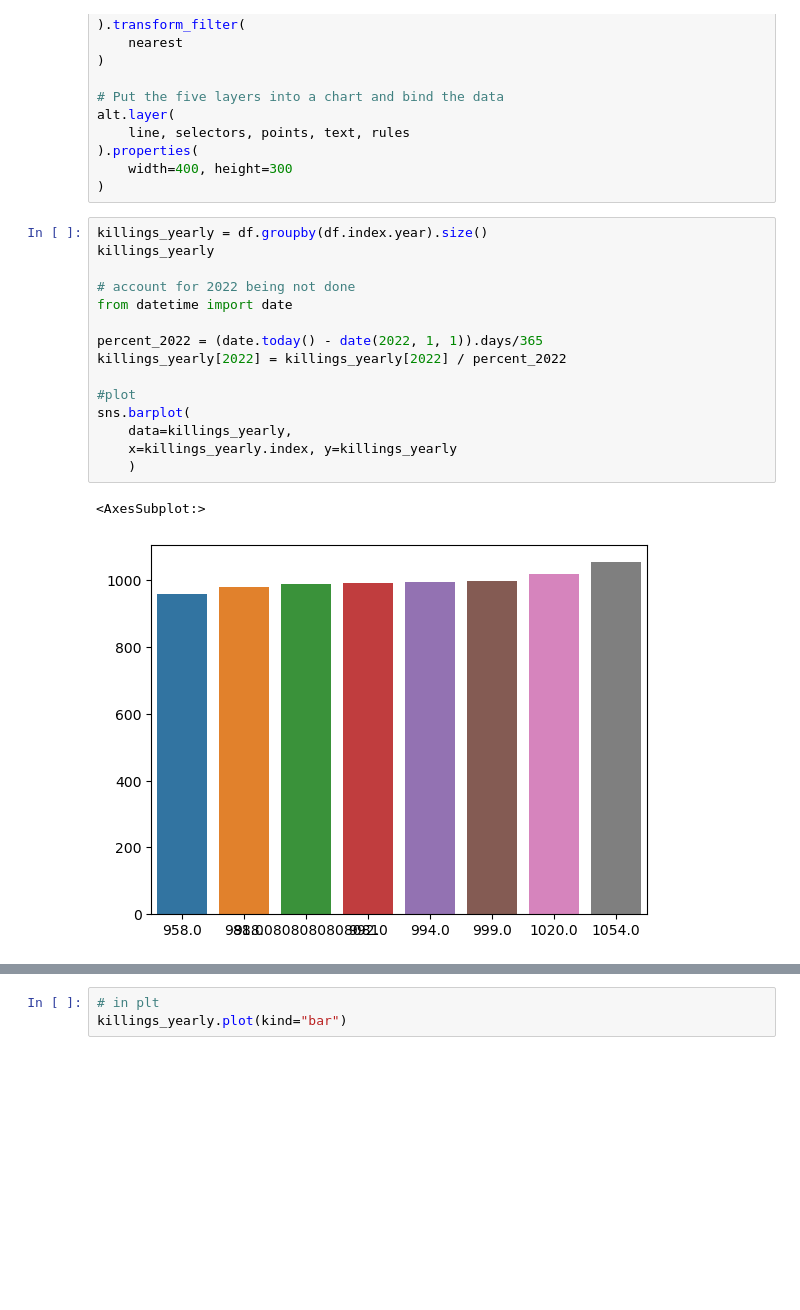
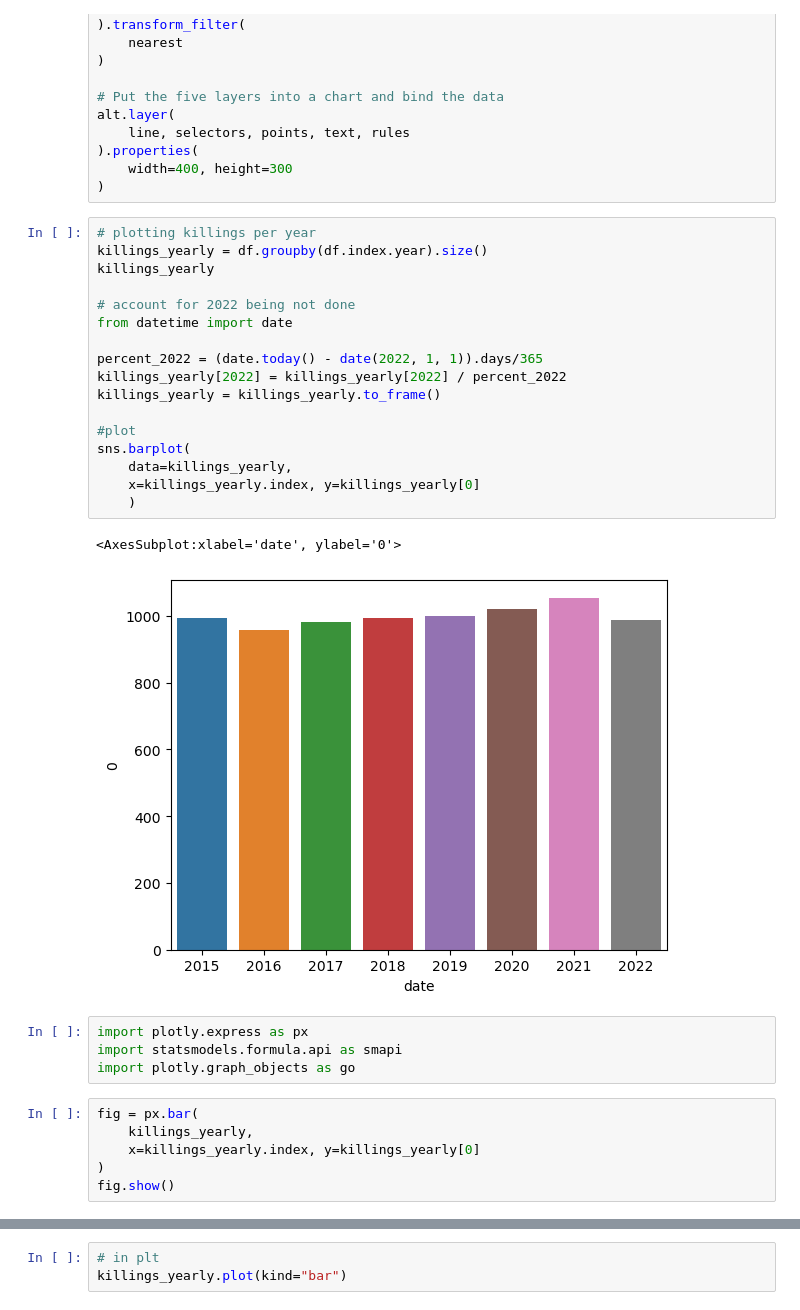
Before and after one commit to akivajackson/Data-Analysis, a Jupyter notebook: police/police blog post.ipynb, the cells around one changed output, grey strips where cells are left out. Cells and saved outputs as stored; diff of their text form; blank space fills up the shorter version.

```diff
--- a/police/police blog post.ipynb
+++ b/police/police blog post.ipynb
@@ -109,20 +109,32 @@ alt.layer(
     width=400, height=300
 )
 # %%
+# plotting killings per year
 killings_yearly = df.groupby(df.index.year).size()
 killings_yearly
 
 # account for 2022 being not done
 from datetime import date
 
 percent_2022 = (date.today() - date(2022, 1, 1)).days/365
 killings_yearly[2022] = killings_yearly[2022] / percent_2022
+killings_yearly = killings_yearly.to_frame()
 
 #plot
 sns.barplot(
     data=killings_yearly,
-    x=killings_yearly.index, y=killings_yearly
+    x=killings_yearly.index, y=killings_yearly[0]
     )
 # %% [output]
-<AxesSubplot:>
+<AxesSubplot:xlabel='date', ylabel='0'>
-[figure, old version]
+[figure, new version]
+# %%
+import plotly.express as px
+import statsmodels.formula.api as smapi
+import plotly.graph_objects as go
+# %%
+fig = px.bar(
+    killings_yearly,
+    x=killings_yearly.index, y=killings_yearly[0]
+)
+fig.show()
```
Also changed, not shown: parts of 1 cell of this notebook, 2 other files.
